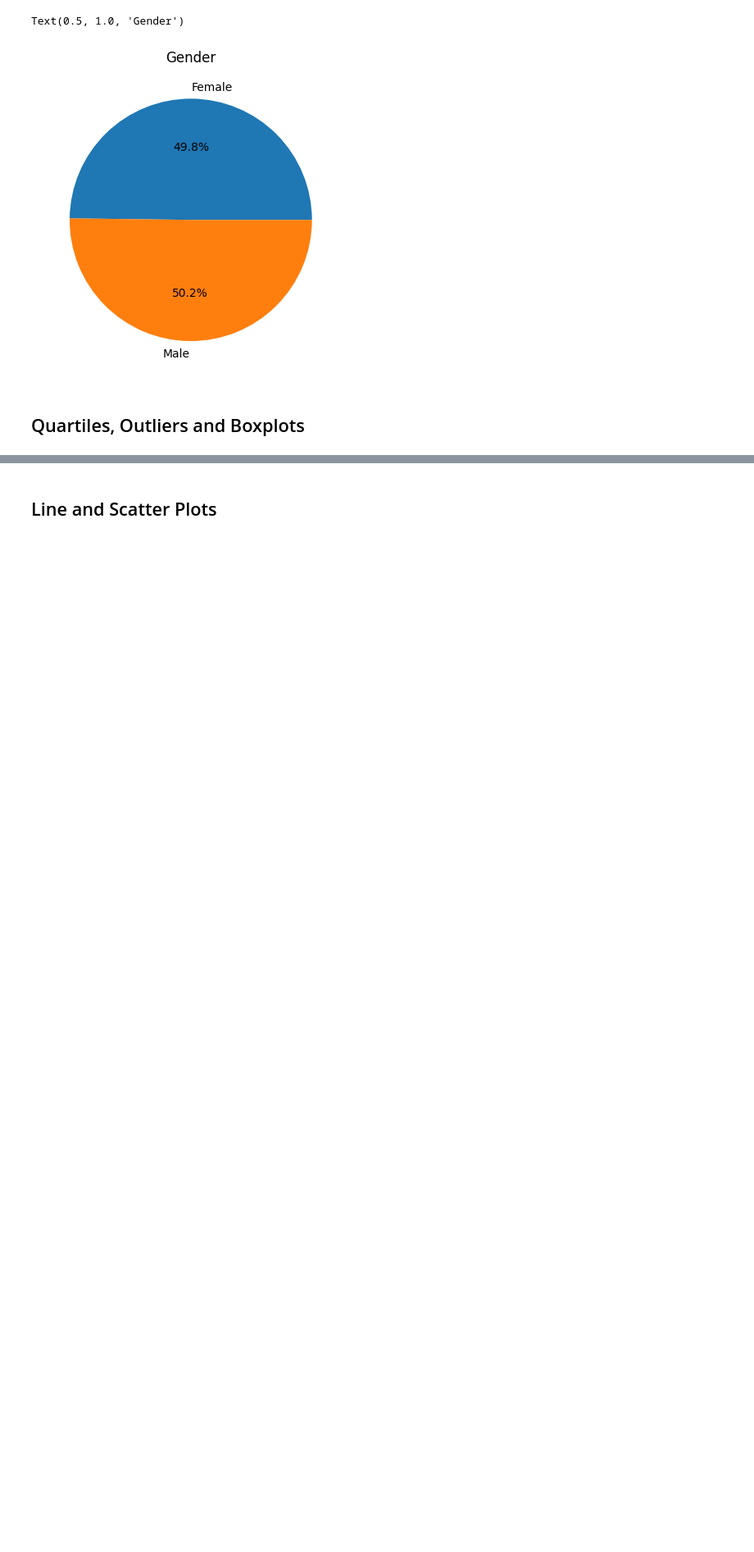
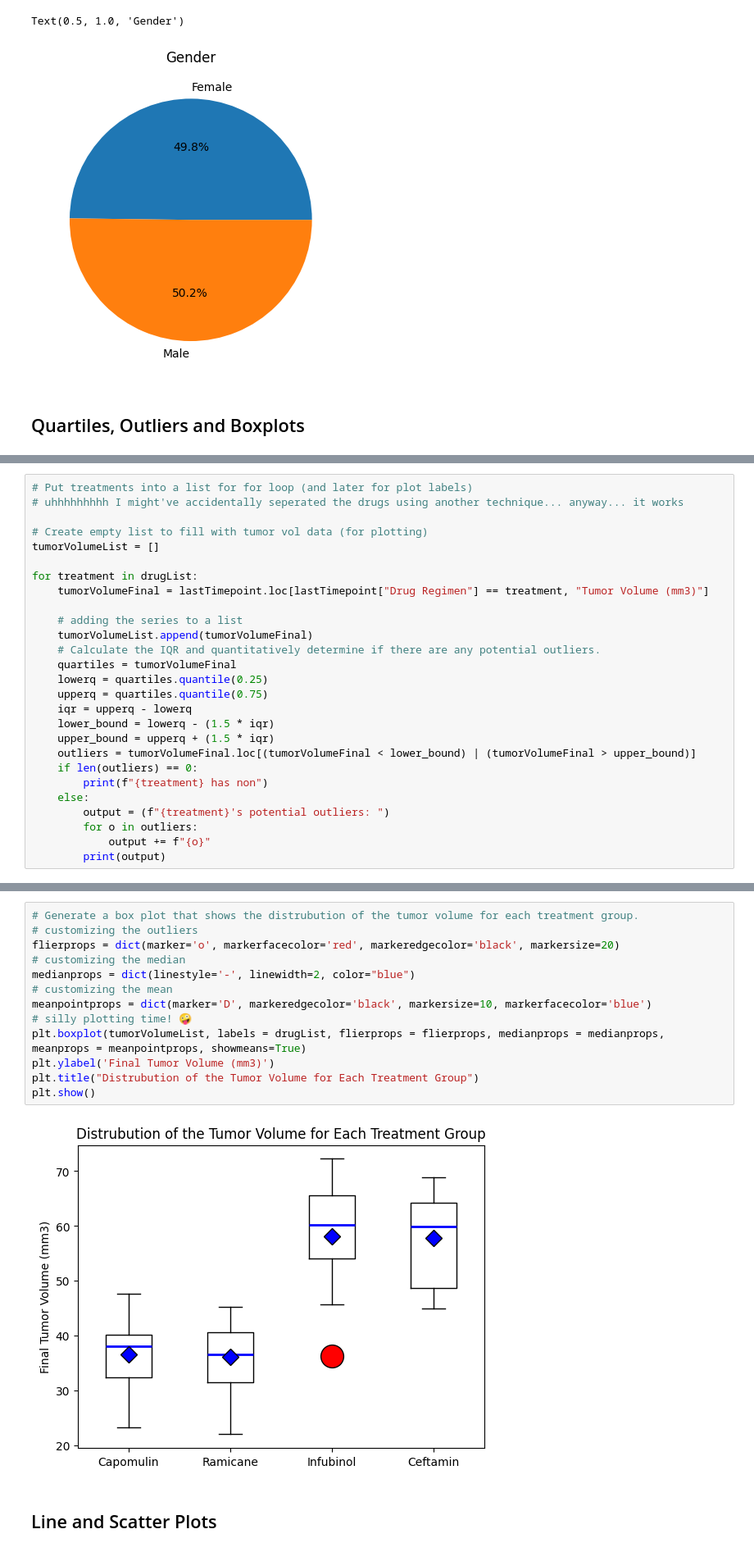
Before and after one commit to RickGrimesCodes/Module-5-Challenge, a Jupyter notebook: pymaceuticals_starter.ipynb, the cells around one changed output, grey strips where cells are left out. Shown: that part at 82% size. Drawn from its saved outputs; the diff is of its cells as text; blank space fills up the shorter version.

Commit message:
This is all being silly

```diff
--- a/pymaceuticals_starter.ipynb
+++ b/pymaceuticals_starter.ipynb
@@ -204,0 +181,27 @@ Ceftamin's potential outliers: Series([], Name: Tumor Volume (mm3), dtype: float
+# %%
+# Put treatments into a list for for loop (and later for plot labels)
+# uhhhhhhhhh I might've accidentally seperated the drugs using another technique... anyway... it works
+
+# Create empty list to fill with tumor vol data (for plotting)
+tumorVolumeList = []
+
+for treatment in drugList:
+    tumorVolumeFinal = lastTimepoint.loc[lastTimepoint["Drug Regimen"] == treatment, "Tumor Volume (mm3)"]
+
+    # adding the series to a list
+    tumorVolumeList.append(tumorVolumeFinal)
+    # Calculate the IQR and quantitatively determine if there are any potential outliers.
+    quartiles = tumorVolumeFinal
+    lowerq = quartiles.quantile(0.25)
+    upperq = quartiles.quantile(0.75)
+    iqr = upperq - lowerq
+    lower_bound = lowerq - (1.5 * iqr)
+    upper_bound = upperq + (1.5 * iqr)
+    outliers = tumorVolumeFinal.loc[(tumorVolumeFinal < lower_bound) | (tumorVolumeFinal > upper_bound)]
+    if len(outliers) == 0:
+        print(f"{treatment} has non")
+    else:
+        output = (f"{treatment}'s potential outliers: ")
+        for o in outliers:
+            output += f"{o}"
+        print(output)
@@ -205,2 +213,17 @@ Ceftamin's potential outliers: Series([], Name: Tumor Volume (mm3), dtype: float
+# %%
+# Generate a box plot that shows the distrubution of the tumor volume for each treatment group.
+# customizing the outliers
+flierprops = dict(marker='o', markerfacecolor='red', markeredgecolor='black', markersize=20)
+# customizing the median
+medianprops = dict(linestyle='-', linewidth=2, color="blue")
+# customizing the mean
+meanpointprops = dict(marker='D', markeredgecolor='black', markersize=10, markerfacecolor='blue')
+# silly plotting time! 🤪
+plt.boxplot(tumorVolumeList, labels = drugList, flierprops = flierprops, medianprops = medianprops, meanprops = meanpointprops, showmeans=True)
+plt.ylabel('Final Tumor Volume (mm3)')
+plt.title("Distrubution of the Tumor Volume for Each Treatment Group")
+plt.show()
+# %% [output]
+[figure, added]
 # %% [markdown]
 ## Line and Scatter Plots
```
Also changed, not shown: parts of 11 cells of this notebook.
